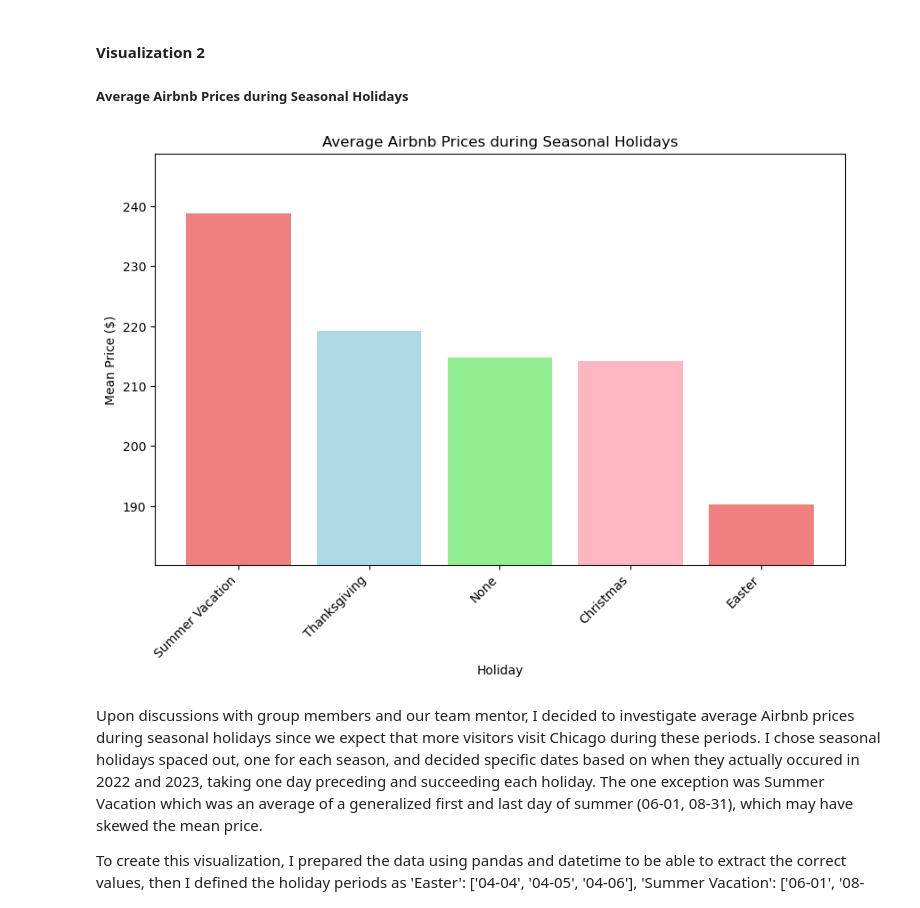
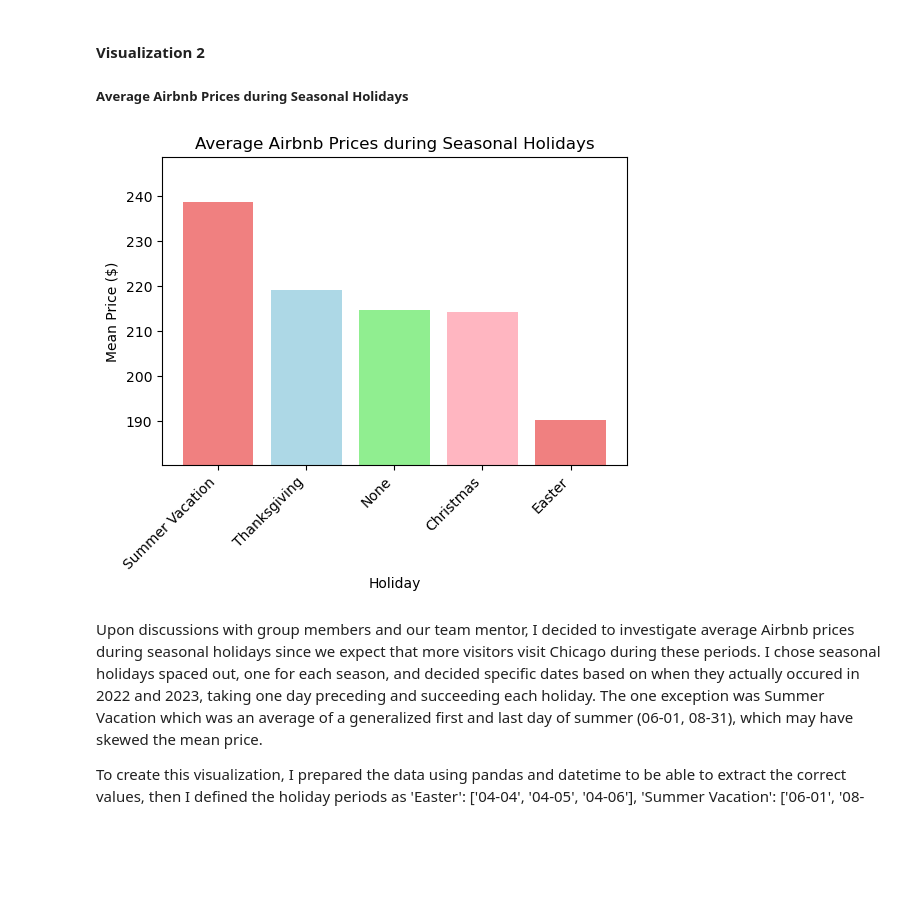
Before and after one commit to chrispylee123/seoulmates, a Jupyter notebook: Project Report/Project_Report_vDraft5.ipynb, the cells around one changed output. Drawn from its saved outputs; the diff is of its cells as text; code cells hidden in the pictures; blank space fills up the shorter version.

```diff
--- a/Project Report/Project_Report_vDraft5.ipynb
+++ b/Project Report/Project_Report_vDraft5.ipynb
@@ -591,35 +583,35 @@ holidays = {
 
 }
 
 # Create a new column 'holiday' to label each day
 last_year_data['holiday'] = 'None'
 for holiday, dates in holidays.items():
     last_year_data.loc[last_year_data['month_day'].isin(dates), 'holiday'] = holiday
 
 # Group by holiday and calculate the mean price
 holiday_prices = last_year_data.groupby('holiday')['price'].mean().reset_index()
 
 # Sort holidays by their mean prices
 holiday_prices = holiday_prices.sort_values(by='price', ascending=False)
 
 # Define different colors for each holiday
 colors = ['lightcoral', 'lightblue', 'lightgreen', 'lightpink']
 
 # Plot the data
-plt.figure(figsize=(10, 6))
+plt.figure(figsize=(6, 4))
 plt.bar(holiday_prices['holiday'], holiday_prices['price'], color=colors)
 plt.title('Average Airbnb Prices during Seasonal Holidays')
 plt.xlabel('Holiday')
 plt.ylabel('Mean Price ($)')
 plt.xticks(rotation=45, ha='right')
 
 
 # Set y-axis range to highlight variability
 plt.ylim(min(holiday_prices['price']) - 10, max(holiday_prices['price']) + 10)
 
 plt.show()
 # %% [output]
-[figure, old version]
+[figure, new version]
 # %% [markdown]
 Upon discussions with group members and our team mentor, I decided to investigate average Airbnb prices during seasonal holidays since we expect that more visitors visit Chicago during these periods. I chose seasonal holidays spaced out, one for each season, and decided specific dates based on when they actually occured in 2022 and 2023, taking one day preceding and succeeding each holiday. The one exception was Summer Vacation which was an average of a generalized first and last day of summer (06-01, 08-31), which may have skewed the mean price.
 
```
Also changed, not shown: parts of 11 cells of this notebook, 1 other file.
